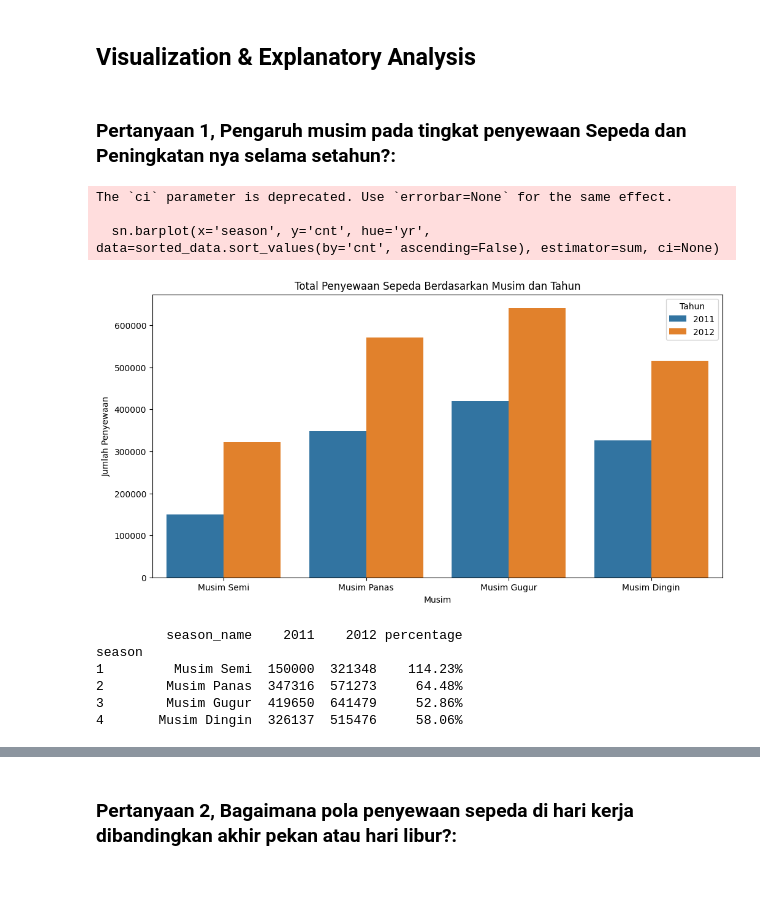
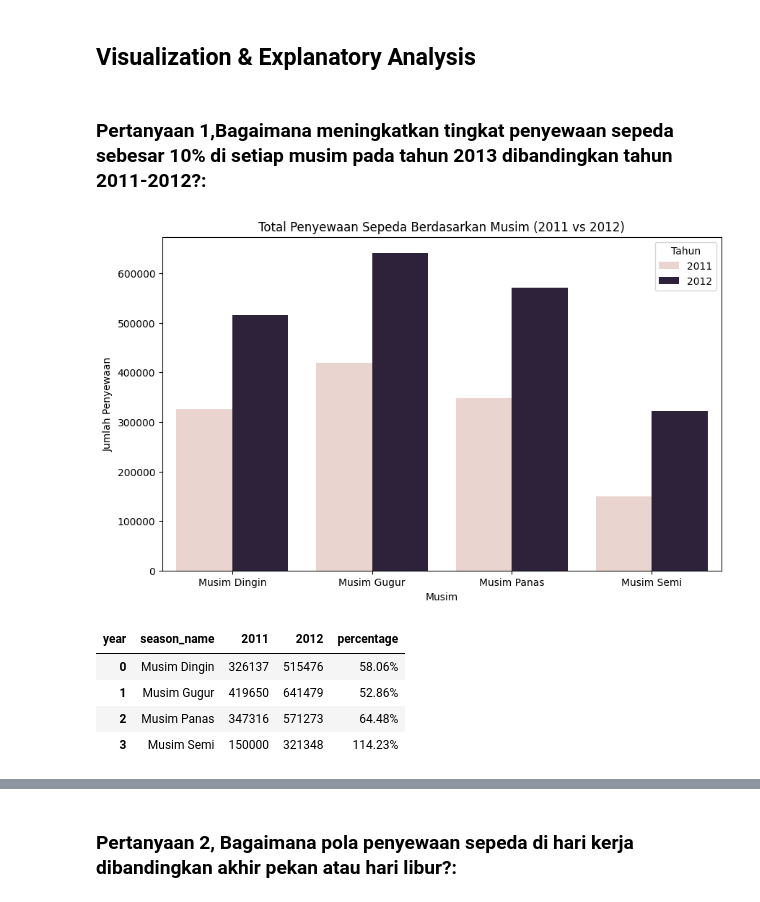
Before and after one commit to syamers24/Submission-Dicoding-Bike, a Jupyter notebook: Proyek Analisis Data.ipynb, the cells around one changed output, grey strips where cells are left out. Drawn from its saved outputs; the diff is of its cells as text; code cells hidden in the pictures.

```diff
--- a/Proyek Analisis Data.ipynb
+++ b/Proyek Analisis Data.ipynb
@@ -278,0 +245,11 @@ season
+# %%
+# Convert 'yr' to actual year values for easier understanding (2011 and 2012)
+day_df['year'] = day_df['yr'].replace({0: 2011, 1: 2012})
+
+# Mapping the season to actual names
+day_df['season_name'] = day_df['season'].replace({1: 'Musim Semi', 2: 'Musim Panas', 3: 'Musim Gugur', 4: 'Musim Dingin'})
+
+# Group by season and year to get the total bike rentals
+seasonal_rentals = day_df.groupby(['season_name', 'year'])['cnt'].sum().reset_index()
+
+print(seasonal_rentals)
@@ -294,28 +317,25 @@ print(summary[['workingday']])
 - Melakukan Grouping dan melakukan summary untuk mendapatkan total dari penyewaan di hari kerja dan weekend
 # %% [markdown]
 ## Visualization & Explanatory Analysis
-# %% [markdown]
-### Pertanyaan 1, Pengaruh musim pada tingkat penyewaan Sepeda dan Peningkatan nya selama setahun?:
+# %% [markdown]
+### Pertanyaan 1,Bagaimana meningkatkan tingkat penyewaan sepeda sebesar 10% di setiap musim pada tahun 2013 dibandingkan tahun 2011-2012?:
 # %%
-plt.figure(figsize=(12, 6))
-sn.barplot(x='season', y='cnt', hue='yr', data=sorted_data.sort_values(by='cnt', ascending=False), estimator=sum, ci=None)
-plt.title('Total Penyewaan Sepeda Berdasarkan Musim dan Tahun')
+# Visualize the total bike rentals by season for 2011 and 2012
+plt.figure(figsize=(10, 6))
+sn.barplot(x='season_name', y='cnt', hue='year', data=seasonal_rentals, errorbar=None)
+plt.title('Total Penyewaan Sepeda Berdasarkan Musim (2011 vs 2012)')
 plt.xlabel('Musim')
 plt.ylabel('Jumlah Penyewaan')
-plt.xticks([0, 1, 2, 3], ['Musim Semi', 'Musim Panas', 'Musim Gugur', 'Musim Dingin'])
-plt.legend(title='Tahun', labels=['2011', '2012'])
+plt.legend(title='Tahun')
 plt.show()
 # %% [output]
-The `ci` parameter is deprecated. Use `errorbar=None` for the same effect.
-
-  sn.barplot(x='season', y='cnt', hue='yr', data=sorted_data.sort_values(by='cnt', ascending=False), estimator=sum, ci=None)
-[figure, old version]
+[figure, new version]
 # %%
-print(merged_rentals[['season_name', '2011', '2012', 'percentage']])
+# Display the percentage change
+rentals_pivot[['season_name', 2011, 2012, 'percentage']]
 # %% [output]
-         season_name    2011    2012 percentage
-season
-1         Musim Semi  150000  321348    114.23%
-2        Musim Panas  347316  571273     64.48%
-3        Musim Gugur  419650  641479     52.86%
-4       Musim Dingin  326137  515476     58.06%
+| year | season_name | 2011 | 2012 | percentage |
+| 0 | Musim Dingin | 326137 | 515476 | 58.06% |
+| 1 | Musim Gugur | 419650 | 641479 | 52.86% |
+| 2 | Musim Panas | 347316 | 571273 | 64.48% |
+| 3 | Musim Semi | 150000 | 321348 | 114.23% |
```
Also changed, not shown: parts of 12 cells of this notebook.
